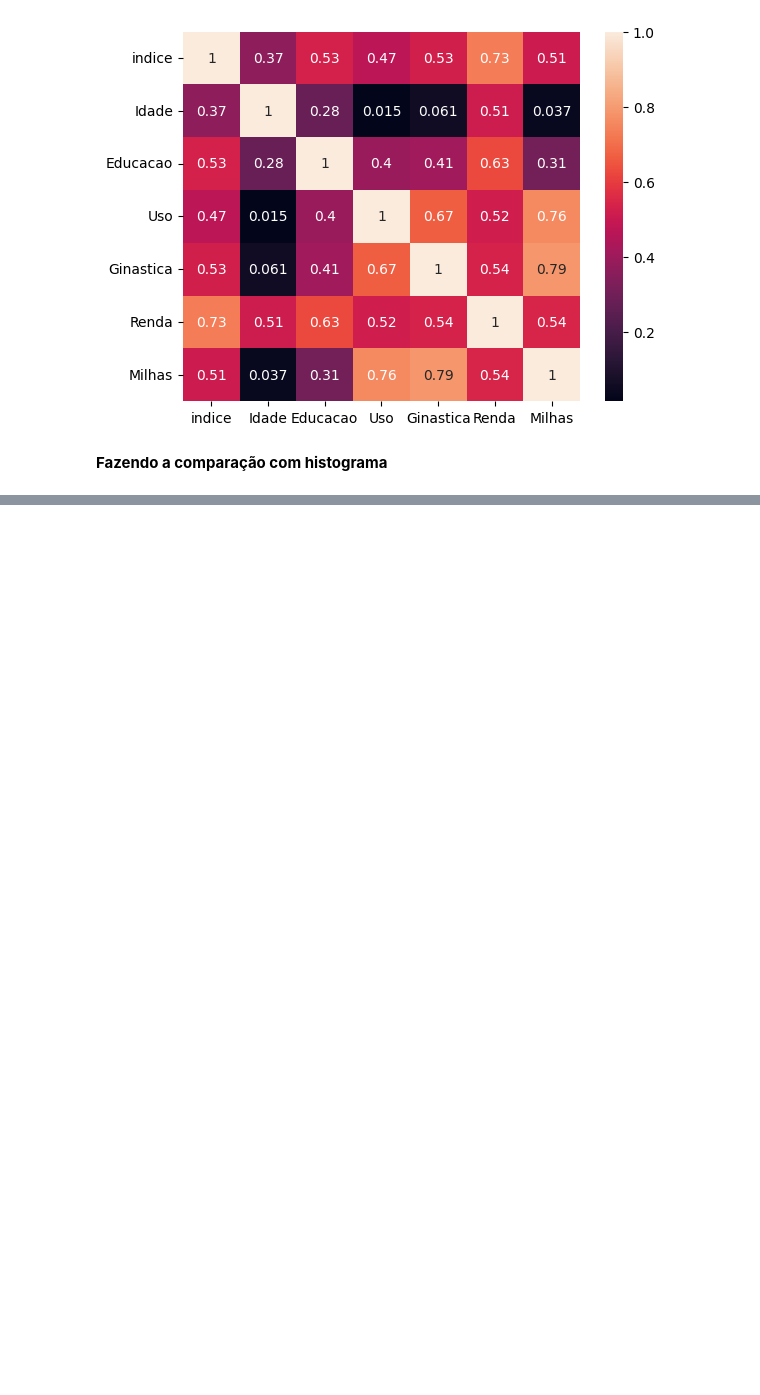
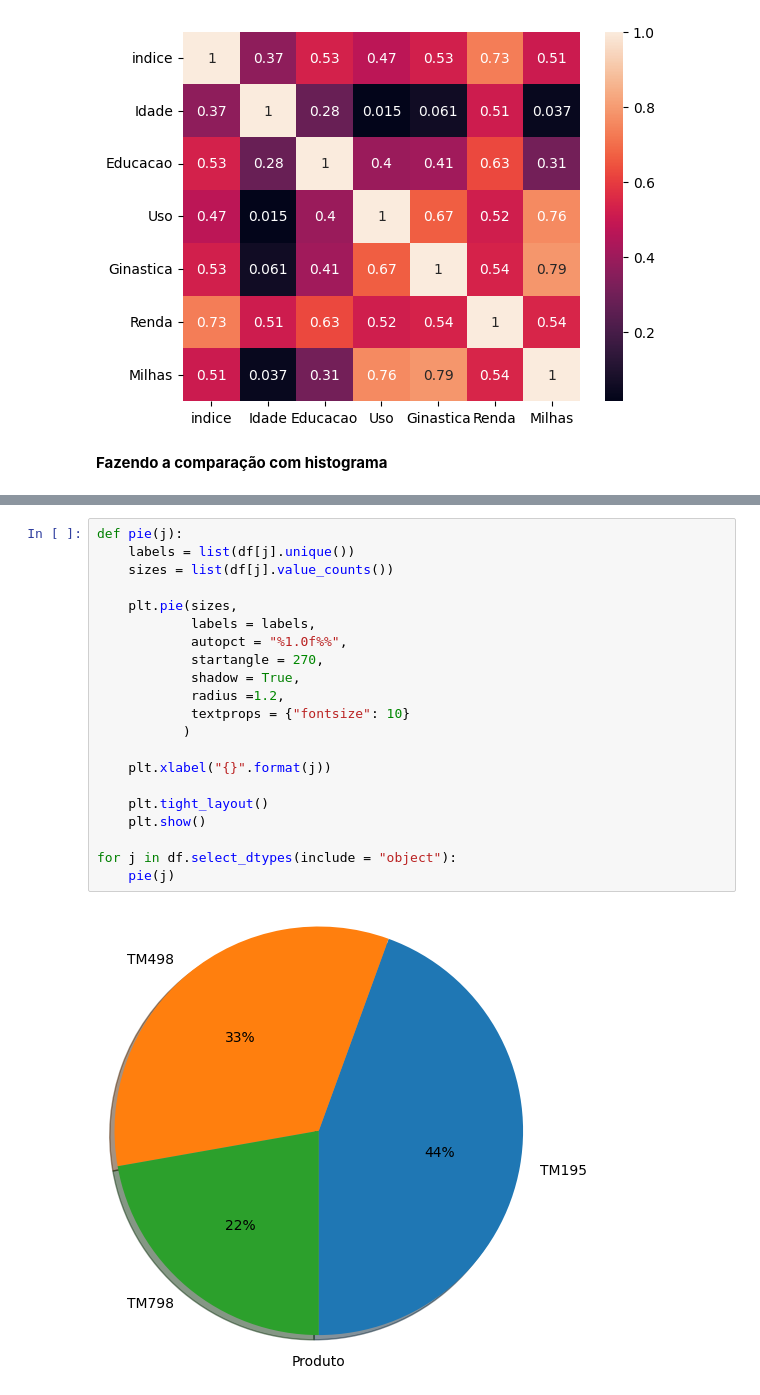
Before and after one commit to Hedriss10/Projetc-cardio, a Jupyter notebook: docs/main.ipynb, the cells around one changed output, grey strips where cells are left out. Cells and saved outputs as stored; diff of their text form; blank space fills up the shorter version.

```diff
--- a/docs/main.ipynb
+++ b/docs/main.ipynb
@@ -82,0 +116,23 @@ for j in df.columns:
+# %%
+def pie(j):
+    labels = list(df[j].unique())
+    sizes = list(df[j].value_counts())
+
+    plt.pie(sizes,
+            labels = labels,
+            autopct = "%1.0f%%",
+            startangle = 270,
+            shadow = True,
+            radius =1.2,
+            textprops = {"fontsize": 10}
+           )
+
+    plt.xlabel("{}".format(j))
+
+    plt.tight_layout()
+    plt.show()
+
+for j in df.select_dtypes(include = "object"):
+    pie(j)
+# %% [output]
+[figure, added]
```
Also changed, not shown: parts of 6 cells of this notebook, 29 other files.
